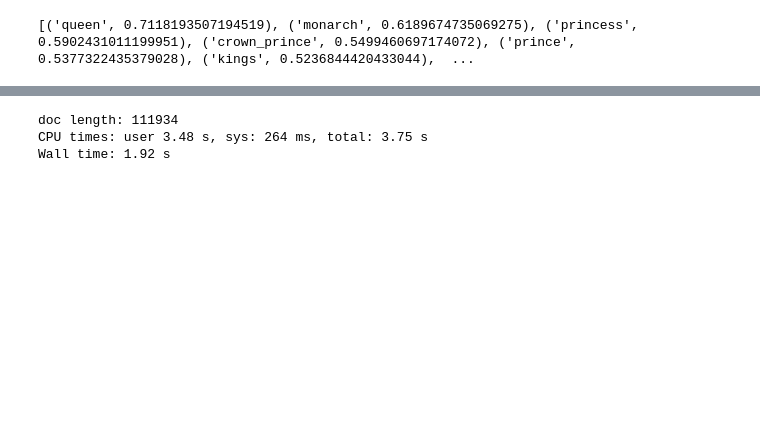
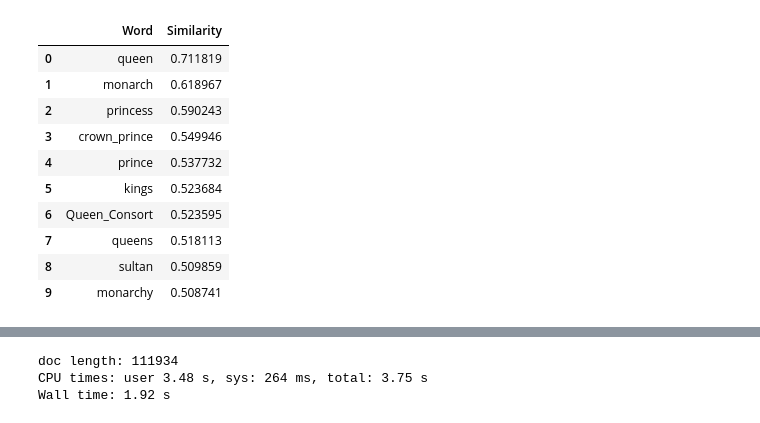
Before and after one commit to Fourthought/Hostile-Narrative-Analysis, a Jupyter notebook: Quantitative Analysis/Experiment 2 - Assessing Google News/Assessing Google News word2vec.ipynb, the cells around one changed output, grey strips where cells are left out. Cells and saved outputs as stored; diff of their text form; code cells hidden in the pictures; blank space fills up the shorter version.

```diff
--- a/Quantitative Analysis/Experiment 2 - Assessing Google News/Assessing Google News word2vec.ipynb
+++ b/Quantitative Analysis/Experiment 2 - Assessing Google News/Assessing Google News word2vec.ipynb
@@ -20,6 +21,17 @@ Wall time: 45.9 s
 google_wv = api.load('word2vec-google-news-300')
-# %%
-results = google_wv.most_similar(positive=['king','woman'],negative=['man'])
-print(results)
-# %% [output]
-[('queen', 0.7118193507194519), ('monarch', 0.6189674735069275), ('princess', 0.5902431011199951), ('crown_prince', 0.5499460697174072), ('prince', 0.5377322435379028), ('kings', 0.5236844420433044),  ...
+# %%
+results = google_wv.most_similar(positive=['king','woman'],negative=['man'])
+columns = ['Word', 'Similarity']
+display(pd.DataFrame(results, columns=columns))
+# %% [output]
+|  | Word | Similarity |
+| 0 | queen | 0.711819 |
+| 1 | monarch | 0.618967 |
+| 2 | princess | 0.590243 |
+| 3 | crown_prince | 0.549946 |
+| 4 | prince | 0.537732 |
+| 5 | kings | 0.523684 |
+| 6 | Queen_Consort | 0.523595 |
+| 7 | queens | 0.518113 |
+| 8 | sultan | 0.509859 |
+| 9 | monarchy | 0.508741 |
```
Also changed, not shown: parts of 7 cells of this notebook, 8 other files.
